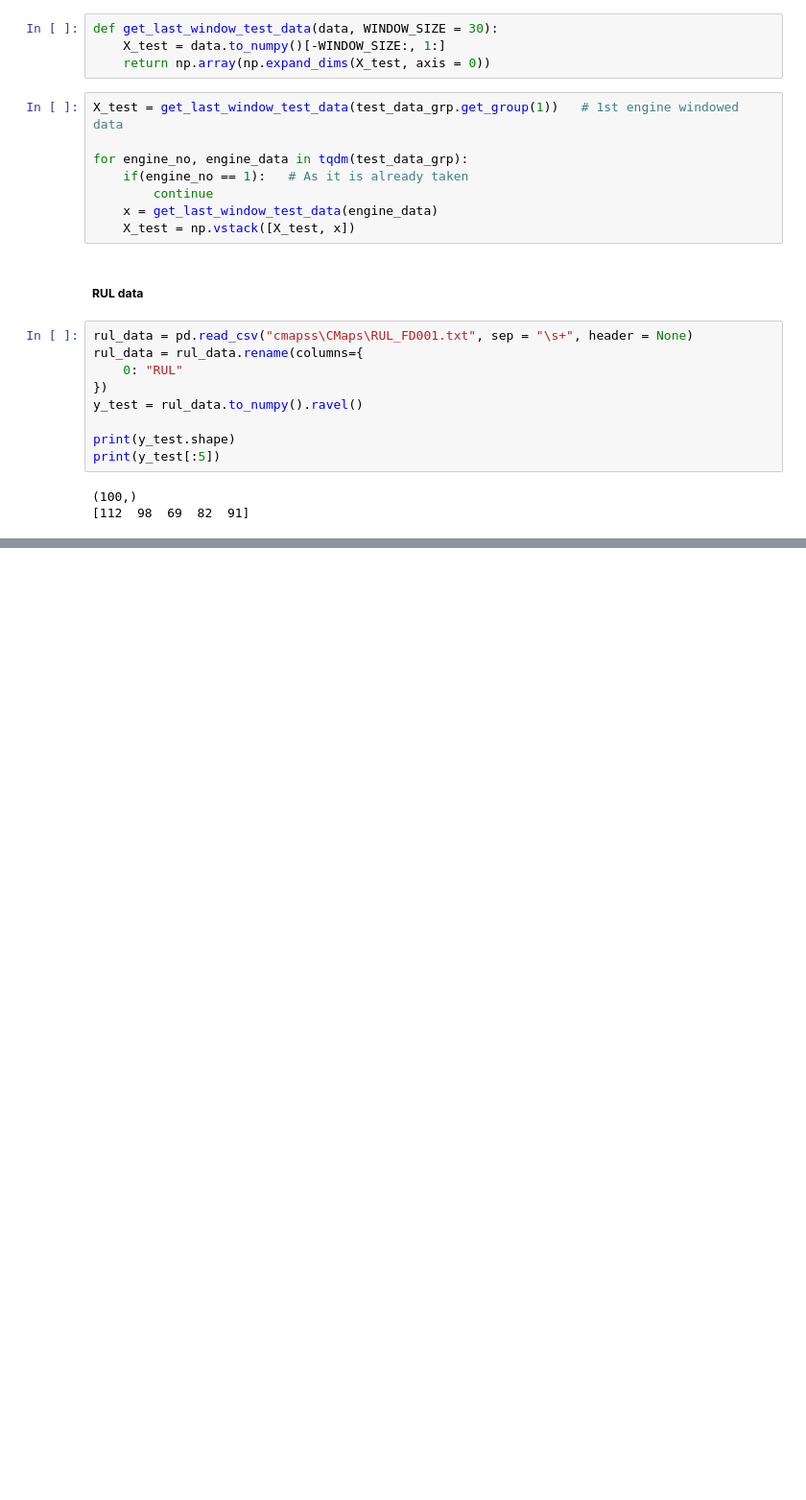
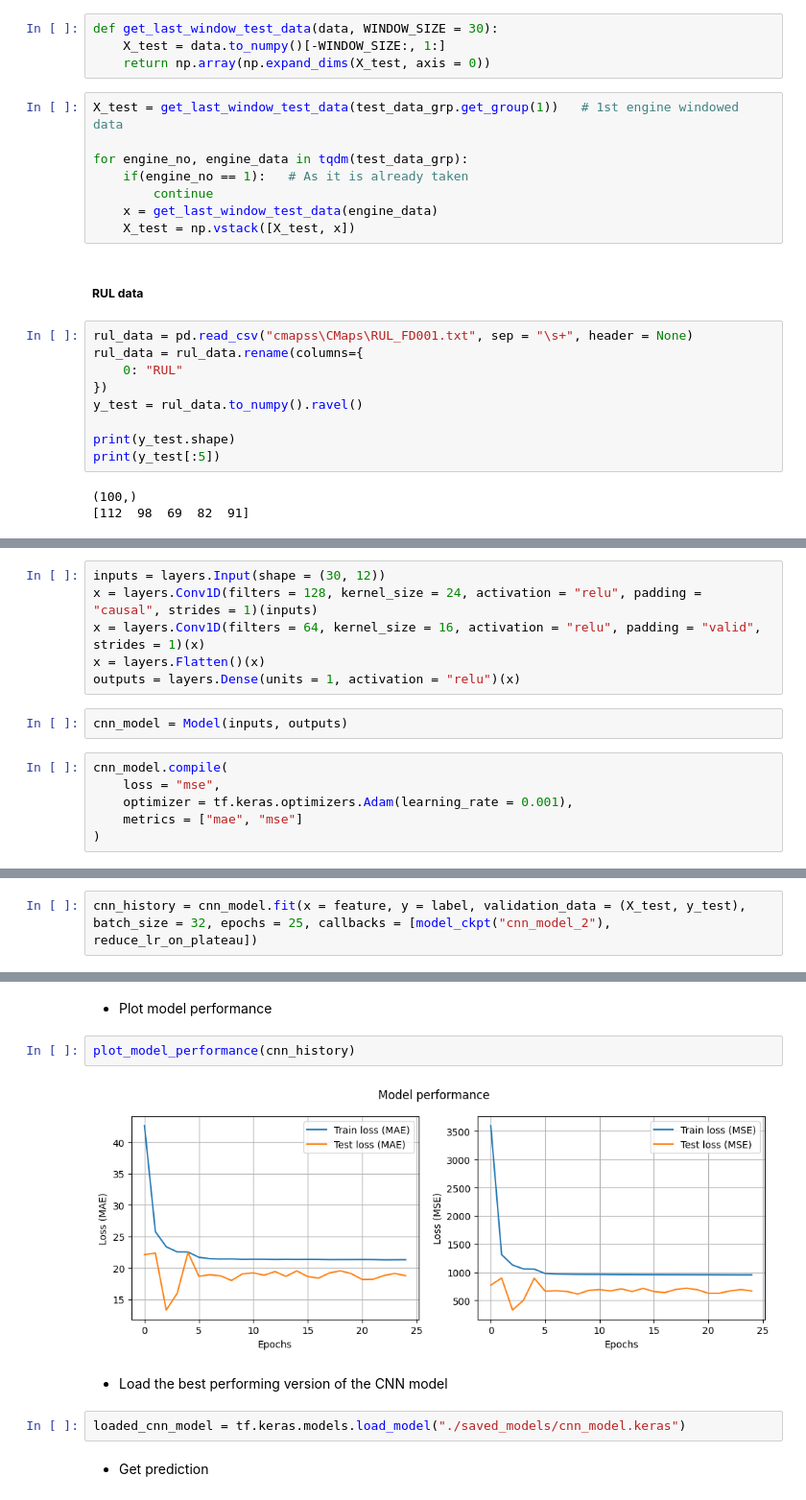
Before and after one commit to Mainakcris7/RUL_CMAPSS, a Jupyter notebook: rul_prediction.ipynb, the cells around one changed output, grey strips where cells are left out. Shown at 96% size. Cells and saved outputs as stored; diff of their text form; blank space fills up the shorter version.

```diff
--- a/rul_prediction.ipynb
+++ b/rul_prediction.ipynb
@@ -717,0 +840,14 @@ print(y_test[:5])
+# %%
+inputs = layers.Input(shape = (30, 12))
+x = layers.Conv1D(filters = 128, kernel_size = 24, activation = "relu", padding = "causal", strides = 1)(inputs)
+x = layers.Conv1D(filters = 64, kernel_size = 16, activation = "relu", padding = "valid", strides = 1)(x)
+x = layers.Flatten()(x)
+outputs = layers.Dense(units = 1, activation = "relu")(x)
+# %%
+cnn_model = Model(inputs, outputs)
+# %%
+cnn_model.compile(
+    loss = "mse",
+    optimizer = tf.keras.optimizers.Adam(learning_rate = 0.001),
+    metrics = ["mae", "mse"]
+)
@@ -717,0 +876,2 @@ print(y_test[:5])
+# %%
+cnn_history = cnn_model.fit(x = feature, y = label, validation_data = (X_test, y_test), batch_size = 32, epochs = 25, callbacks = [model_ckpt("cnn_model_2"), reduce_lr_on_plateau])
@@ -717,0 +896,12 @@ print(y_test[:5])
+# %% [markdown]
+- Plot model performance
+# %%
+plot_model_performance(cnn_history)
+# %% [output]
+[figure, added]
+# %% [markdown]
+- Load the best performing version of the CNN model
+# %%
+loaded_cnn_model = tf.keras.models.load_model("./saved_models/cnn_model.keras")
+# %% [markdown]
+- Get prediction
```
Also changed, not shown: parts of 41 cells of this notebook, 3 other files.
